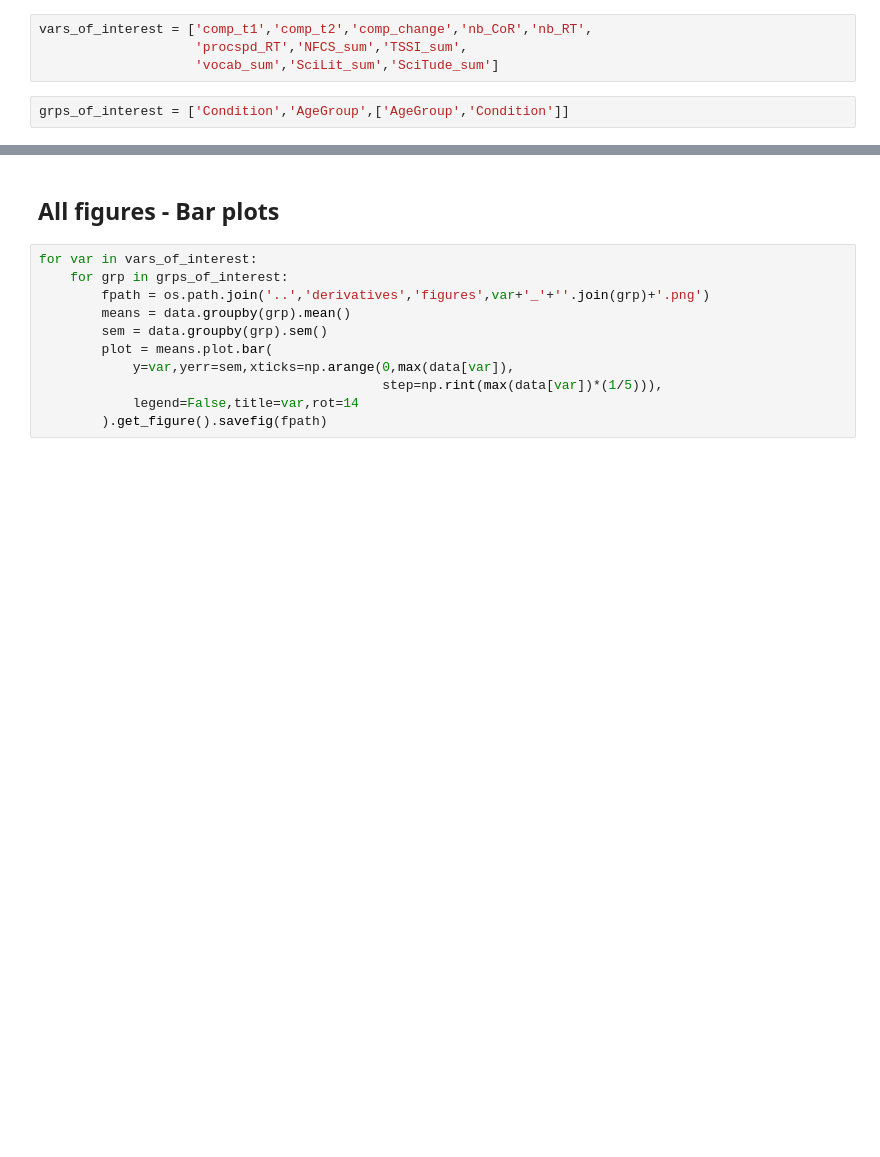
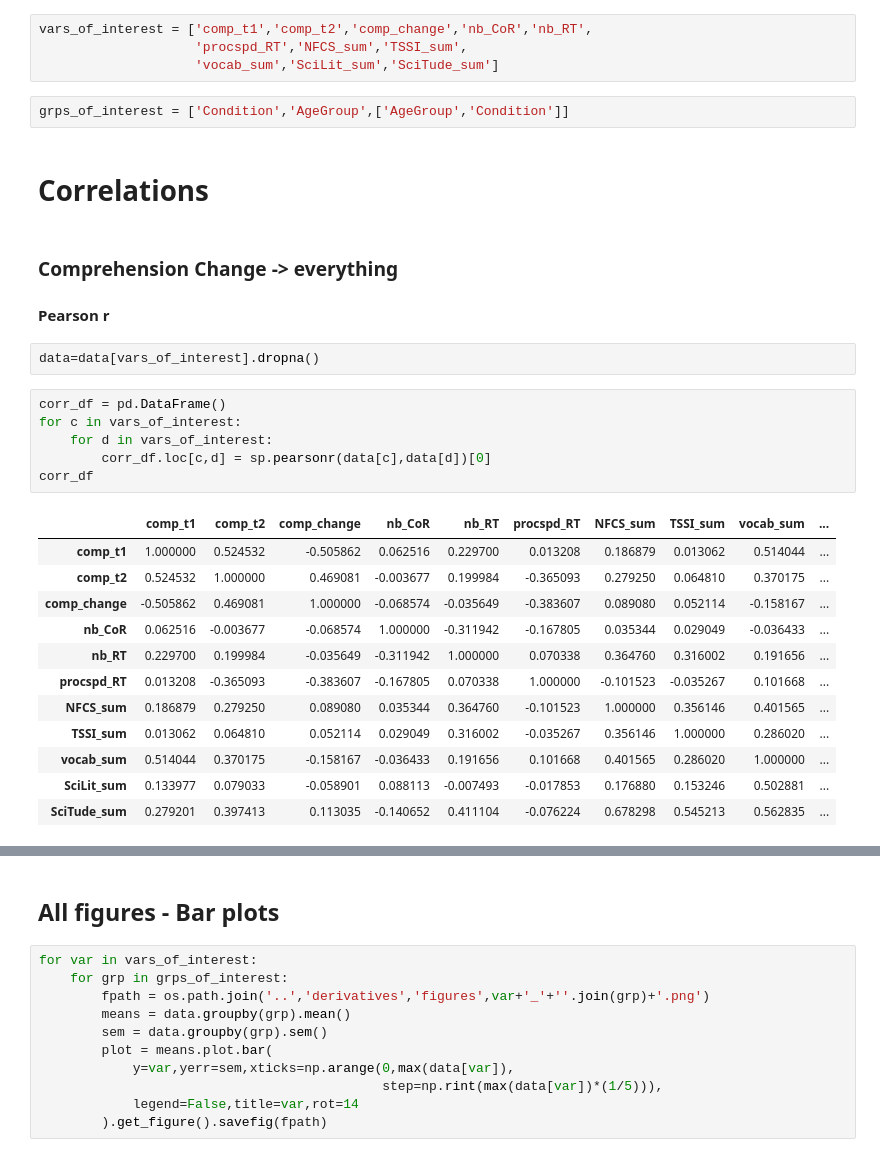
Before and after one commit to lighthall-lab/scilearn, a Jupyter notebook: 1.1.analysis.ipynb, the cells around one changed output, grey strips where cells are left out. Saved outputs shown, nothing was run; the diff lists cells and outputs as text; blank space fills up the shorter version.

```diff
--- a/1.1.analysis.ipynb
+++ b/1.1.analysis.ipynb
@@ -106,3 +75,29 @@ vars_of_interest = ['comp_t1','comp_t2','comp_change','nb_CoR','nb_RT',
                     'vocab_sum','SciLit_sum','SciTude_sum']
 # %%
 grps_of_interest = ['Condition','AgeGroup',['AgeGroup','Condition']]
+# %% [markdown]
+# Correlations
+# %% [markdown]
+### Comprehension Change -> everything
+#### Pearson r
+# %%
+data=data[vars_of_interest].dropna()
+# %%
+corr_df = pd.DataFrame()
+for c in vars_of_interest:
+    for d in vars_of_interest:
+        corr_df.loc[c,d] = sp.pearsonr(data[c],data[d])[0]
+corr_df
+# %% [output]
+|  | comp_t1 | comp_t2 | comp_change | nb_CoR | nb_RT | procspd_RT | NFCS_sum | TSSI_sum | vocab_sum | ... |
+| comp_t1 | 1.000000 | 0.524532 | -0.505862 | 0.062516 | 0.229700 | 0.013208 | 0.186879 | 0.013062 | 0.514044 | ... |
+| comp_t2 | 0.524532 | 1.000000 | 0.469081 | -0.003677 | 0.199984 | -0.365093 | 0.279250 | 0.064810 | 0.370175 | ... |
+| comp_change | -0.505862 | 0.469081 | 1.000000 | -0.068574 | -0.035649 | -0.383607 | 0.089080 | 0.052114 | -0.158167 | ... |
+| nb_CoR | 0.062516 | -0.003677 | -0.068574 | 1.000000 | -0.311942 | -0.167805 | 0.035344 | 0.029049 | -0.036433 | ... |
+| nb_RT | 0.229700 | 0.199984 | -0.035649 | -0.311942 | 1.000000 | 0.070338 | 0.364760 | 0.316002 | 0.191656 | ... |
+| procspd_RT | 0.013208 | -0.365093 | -0.383607 | -0.167805 | 0.070338 | 1.000000 | -0.101523 | -0.035267 | 0.101668 | ... |
+| NFCS_sum | 0.186879 | 0.279250 | 0.089080 | 0.035344 | 0.364760 | -0.101523 | 1.000000 | 0.356146 | 0.401565 | ... |
+| TSSI_sum | 0.013062 | 0.064810 | 0.052114 | 0.029049 | 0.316002 | -0.035267 | 0.356146 | 1.000000 | 0.286020 | ... |
+| vocab_sum | 0.514044 | 0.370175 | -0.158167 | -0.036433 | 0.191656 | 0.101668 | 0.401565 | 0.286020 | 1.000000 | ... |
+| SciLit_sum | 0.133977 | 0.079033 | -0.058901 | 0.088113 | -0.007493 | -0.017853 | 0.176880 | 0.153246 | 0.502881 | ... |
+| SciTude_sum | 0.279201 | 0.397413 | 0.113035 | -0.140652 | 0.411104 | -0.076224 | 0.678298 | 0.545213 | 0.562835 | ... |
```
Also changed, not shown: parts of 6 cells of this notebook.
